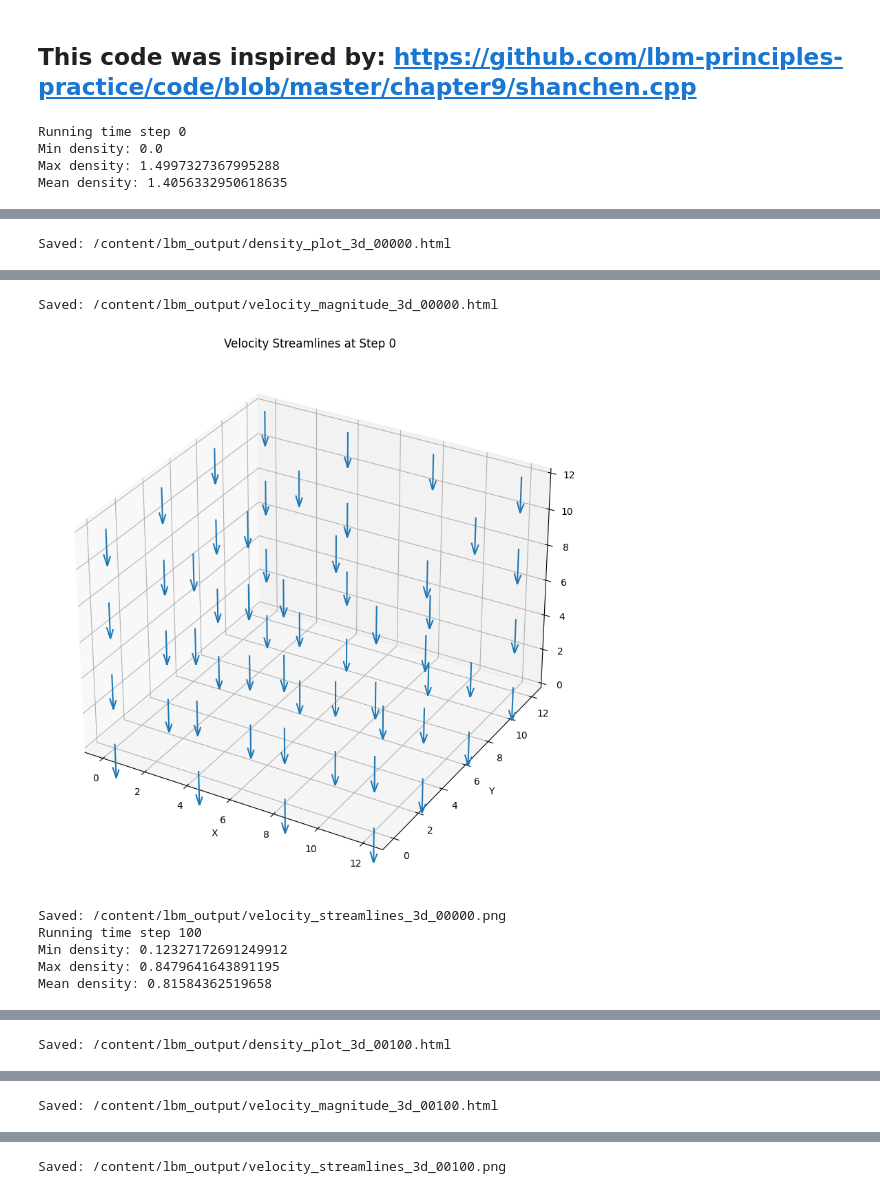
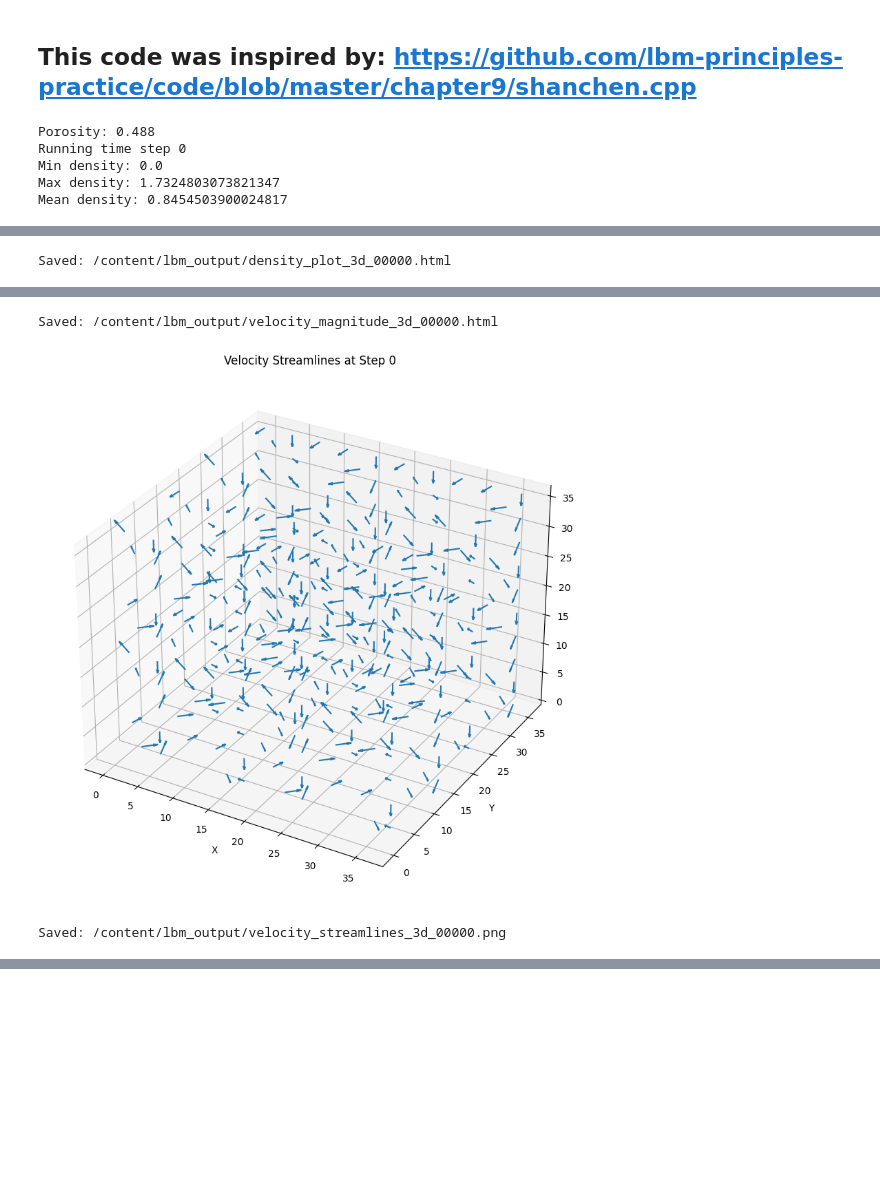
Before and after one commit to sushirito/Methylmercury, a Jupyter notebook: TST_Boltzmann.ipynb, the cells around one changed output, grey strips where cells are left out. Cells and saved outputs as stored; diff of their text form; code cells hidden in the pictures; blank space fills up the shorter version.

```diff
--- a/TST_Boltzmann.ipynb
+++ b/TST_Boltzmann.ipynb
@@ -14,7 +14,7 @@ import plotly.graph_objects as go
 
 
 # Lattice parameters
-nx, ny, nz = 16, 16, 16
+nx, ny, nz = 40, 40, 40
 nsteps = 500
 noutput = 100
 nfluids = 1
@@ -58,24 +58,39 @@ forcing = np.zeros(npop)
 f1 = np.zeros((nx * ny * nz, npop))
 f2 = np.zeros((nx * ny * nz, npop))
 
-def create_elementary_pattern(size=16):
-    pattern = np.zeros((size, size, size), dtype=int)
-    center = size // 2
-    radius = size // 4
-    for z in range(size):
-        for y in range(size):
-            for x in range(size):
-                if (x - center)**2 + (y - center)**2 + (z - center)**2 <= radius**2:
-                    pattern[z, y, x] = 1
+def create_elementary_pattern(Le):
+    pattern = np.zeros((Le, Le, Le), dtype=bool)
+    radius = Le // 2
+    corners = [(0, 0, 0), (0, 0, Le), (0, Le, 0), (Le, 0, 0),
+               (0, Le, Le), (Le, 0, Le), (Le, Le, 0), (Le, Le, Le)]
+
+    for corner in corners:
+        cx, cy, cz = corner
+        x, y, z = np.ogrid[0:Le, 0:Le, 0:Le]
+        dist_from_corner = (x - cx)**2 + (y - cy)**2 + (z - cz)**2
+        pattern |= (dist_from_corner <= radius**2)
+
     return pattern
 
-def create_porous_medium(n_patterns=1):
-    elementary_size = 16
-    pattern = create_elementary_pattern(elementary_size)
-    porous_medium = np.tile(pattern, (n_patterns, n_patterns, n_patterns))
-    return porous_medium[:nx, :ny, :nz]  # Ensure it matches nx, ny, nz
+def create_porous_medium(N, Le):
+    elementary_pattern = create_elementary_pattern(Le)
+    Lm = int(N * Le)
+    medium = np.tile(elementary_pattern, (int(np.ceil(N)), int(np.ceil(N)), int(np.ceil(N))))
+    return medium[:Lm, :Lm, :Lm]
 
-solid = create_porous_medium()
+def calculate_porosity(medium):
+    return 1 - np.mean(medium)
+
+# Parameters
+Le = 10
+N = 4
+
+# Create porous medium
+solid = create_porous_medium(N, Le)
+
+# Calculate porosity
+porosity = calculate_porosity(solid)
+print(f"Porosity: {porosity:.3f}")
 
 def compute_density(pop):
     rho[:] = np.sum(pop, axis=1)
@@ -363,38 +378,35 @@ def main():
             rho_liq = np.max(rho)
             rho_gas = np.min(rho)
             s_th = (rho_i - rho_gas) / (rho_liq - rho_gas)
             s_cal = saturation
 
             phase_separation_table.append([rho_i, s_th, rho_liq, rho_gas, s_cal])
 
     print("\nPhase Separation Table:")
     headers = ["ρi", "S_th", "ρ_liq^cal", "ρ_gas^cal", "S_cal"]
     print(tabulate(phase_separation_table, headers=headers, floatfmt=".3f"))
 
     plt.figure(figsize=(10, 6))
     plt.plot(range(0, nsteps+1, noutput), saturation_history)
     plt.xlabel('Time Step')
     plt.ylabel('Saturation')
     plt.title('Saturation Evolution')
     plt.savefig(os.path.join(output_dir, 'saturation_evolution.png'))
     plt.close()
 
     print(f"All output files have been saved in: {output_dir}")
 
 if __name__ == "__main__":
     main()
 # %% [output]
+Porosity: 0.488
 Running time step 0
 Min density: 0.0
-Max density: 1.4997327367995288
-Mean density: 1.4056332950618635
+Max density: 1.7324803073821347
+Mean density: 0.8454503900024817
 [interactive output not drawn]
 Saved: /content/lbm_output/density_plot_3d_00000.html
 [interactive output not drawn]
 Saved: /content/lbm_output/velocity_magnitude_3d_00000.html
-[figure, old version]
+[figure, new version]
 Saved: /content/lbm_output/velocity_streamlines_3d_00000.png
-Running time step 100
-Min density: 0.12327172691249912
-Max density: 0.8479641643891195
-Mean density: 0.81584362519658
@@ -402 +412,0 @@ Mean density: 0.81584362519658
-Saved: /content/lbm_output/density_plot_3d_00100.html
@@ -404 +412,0 @@ Saved: /content/lbm_output/density_plot_3d_00100.html
-Saved: /content/lbm_output/velocity_magnitude_3d_00100.html
@@ -406 +412,0 @@ Saved: /content/lbm_output/velocity_magnitude_3d_00100.html
-Saved: /content/lbm_output/velocity_streamlines_3d_00100.png
```
Also changed, not shown: parts of 1 cell of this notebook.
